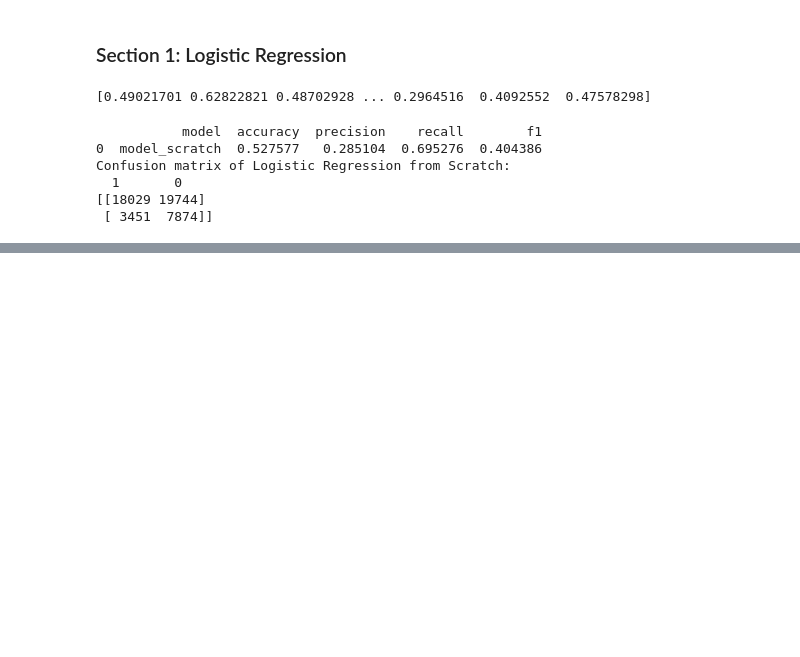
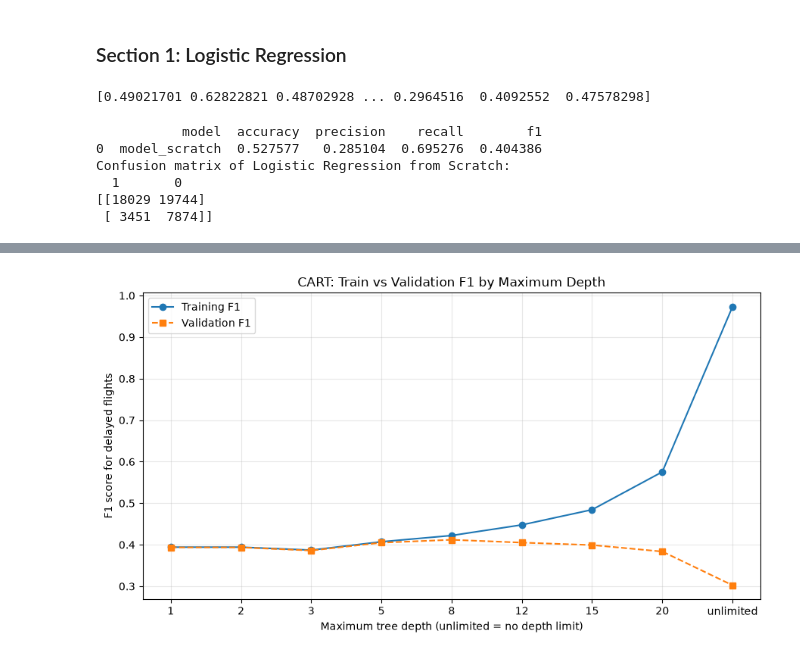
Before and after one commit to Star-rium/flight_delay_prediction, a Jupyter notebook: run.ipynb, the cells around one changed output, grey strips where cells are left out. Cells and saved outputs as stored; diff of their text form; code cells hidden in the pictures; blank space fills up the shorter version.

Commit message:
Cập nhật Model CART và thuật toán CART(k dùng thư viện)

```diff
--- a/run.ipynb
+++ b/run.ipynb
@@ -136,0 +163,16 @@ Confusion matrix of Logistic Regression from sklearn:
+# %%
+import numpy as np
+import pandas as pd
+
+# Đọc dữ liệu (sửa lại đường dẫn nếu cần)
+DATA_PATH = r"F:/flight-cancel/flight_delay_prediction/data/flight_delay_preprocessed.csv"
+
+df = pd.read_csv(DATA_PATH)
+
+# Tách nhãn (cột DELAYED) và đặc trưng (các cột còn lại)
+y = df["DELAYED"].values.astype(int)          # nhãn: 0 = đúng giờ, 1 = trễ
+X = df.drop(columns=["DELAYED"]).values.astype(float)   # ma trận đặc trưng
+feature_names = list(df.drop(columns=["DELAYED"]).columns)  # tên các cột
+
+print("Số mẫu:", X.shape[0], "| Số đặc trưng:", X.shape[1])
+print("Phân bố nhãn (0=đúng giờ, 1=trễ):", dict(zip(*np.unique(y, return_counts=True))))
@@ -136,0 +257,62 @@ Confusion matrix of Logistic Regression from sklearn:
+# %%
+import matplotlib.pyplot as plt
+import numpy as np
+import pandas as pd
+from sklearn.model_selection import train_test_split
+from sklearn.metrics import f1_score, recall_score, accuracy_score
+from sklearn.tree import DecisionTreeClassifier
+
+# Tách validation từ tập train, giữ riêng test set để đánh giá cuối cùng.
+X_fit, X_val, y_fit, y_val = train_test_split(
+    X_train_cart, y_train_cart, test_size=0.2, stratify=y_train_cart, random_state=42
+)
+
+# None nghĩa là không giới hạn max_depth.
+MAX_DEPTHS = [1, 2, 3, 5, 8, 12, 15, 20, None]
+results = []
+
+for depth in MAX_DEPTHS:
+    model = DecisionTreeClassifier(
+        criterion="gini",
+        max_depth=depth,
+        min_samples_split=2,
+        class_weight="balanced",
+        random_state=42,
+    )
+    model.fit(X_fit, y_fit)
+    train_pred = model.predict(X_fit)
+    val_pred = model.predict(X_val)
+
+    results.append({
+        "max_depth": "unlimited" if depth is None else depth,
+        "train_f1": f1_score(y_fit, train_pred, zero_division=0),
+        "validation_f1": f1_score(y_val, val_pred, zero_division=0),
+        "validation_recall": recall_score(y_val, val_pred, zero_division=0),
+        "validation_accuracy": accuracy_score(y_val, val_pred),
+    })
+
+results = pd.DataFrame(results)
+print(results.round(4).to_string(index=False))
+
+# Chọn độ sâu theo F1 validation; không dùng test set để chọn mô hình.
+best_result = results.loc[results["validation_f1"].idxmax()]
+print(
+    f"Best setting by validation F1: max_depth={best_result['max_depth']}, "
+    f"F1={best_result['validation_f1']:.4f}, "
+    f"recall={best_result['validation_recall']:.4f}"
+)
+
+# So sánh train và validation f1 để nhận biết overfitting.
+fig, ax = plt.subplots(figsize=(9, 5))
+x_positions = np.arange(len(results))
+ax.plot(x_positions, results["train_f1"], marker="o", label="Training F1")
+ax.plot(x_positions, results["validation_f1"], marker="s", linestyle="--", label="Validation F1")
+ax.set_xticks(x_positions, results["max_depth"].astype(str))
+ax.set_xlabel("Maximum tree depth (unlimited = no depth limit)")
+ax.set_ylabel("F1 score for delayed flights")
+ax.set_title("CART: Train vs Validation F1 by Maximum Depth")
+ax.grid(alpha=0.3)
+ax.legend()
+plt.tight_layout()
+plt.show()
+# %% [output]
@@ -136,0 +330 @@ Confusion matrix of Logistic Regression from sklearn:
+[figure, added]
```
Also changed, not shown: parts of 10 cells of this notebook, 2 other files.
